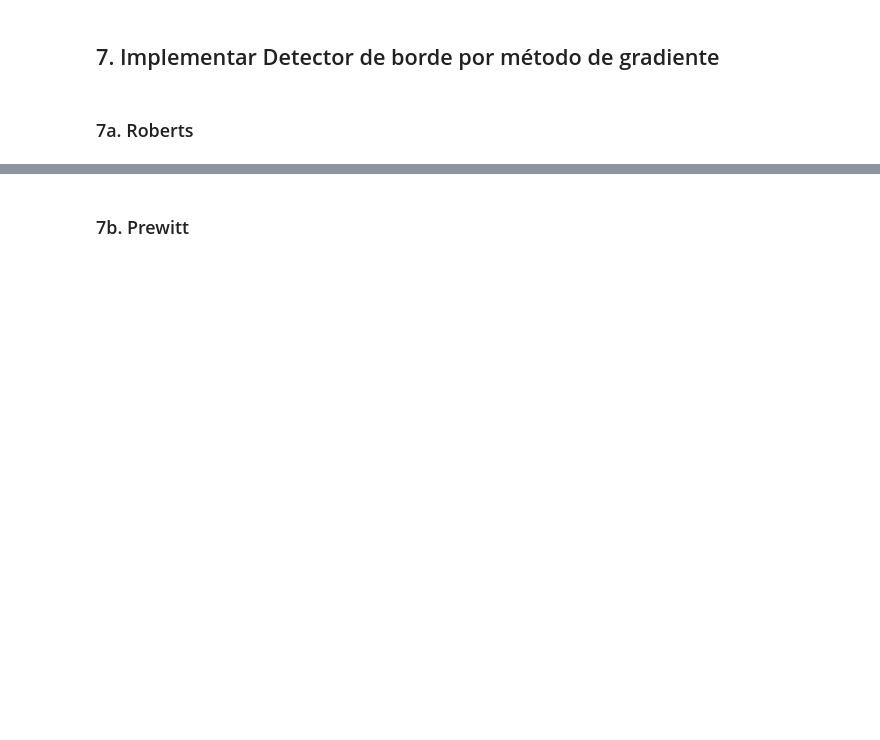
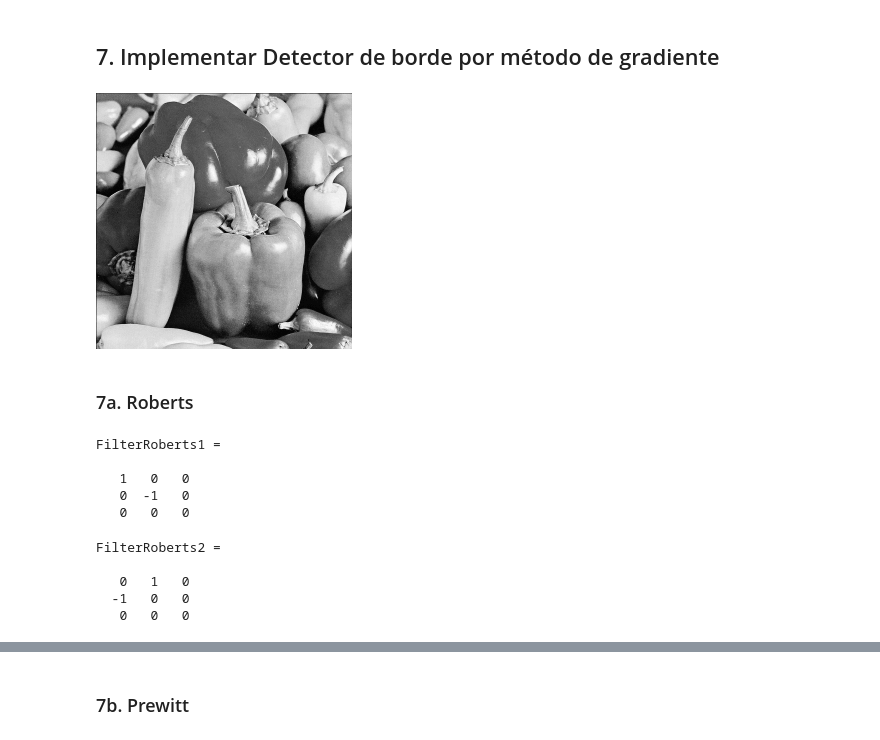
Before and after one commit to munshkr/vc-2018-2c, a Jupyter notebook: practicas/P3_Ruidos_y_filtros.ipynb, the cells around one changed output, grey strips where cells are left out. Drawn from its saved outputs; the diff is of its cells as text; code cells hidden in the pictures; blank space fills up the shorter version.

```diff
--- a/practicas/P3_Ruidos_y_filtros.ipynb
+++ b/practicas/P3_Ruidos_y_filtros.ipynb
@@ -324,4 +332,25 @@ imshow(I_filtroMediana)
 # %% [markdown]
 ## 7. Implementar Detector de borde por método de gradiente
+# %%
+Im = imread("img/peppers.png");
+imshow(Im);
+# %% [output]
+[figure, added]
 # %% [markdown]
 ### 7a. Roberts
+# %%
+FilterRoberts1 = [1 0 0; 0 -1 0; 0 0 0]
+# %% [output]
+FilterRoberts1 =
+
+   1   0   0
+   0  -1   0
+   0   0   0
+# %%
+FilterRoberts2 = [0 1 0; -1 0 0; 0 0 0]
+# %% [output]
+FilterRoberts2 =
+
+   0   1   0
+  -1   0   0
+   0   0   0
```
Also changed, not shown: parts of 28 cells of this notebook, 1 other file.
